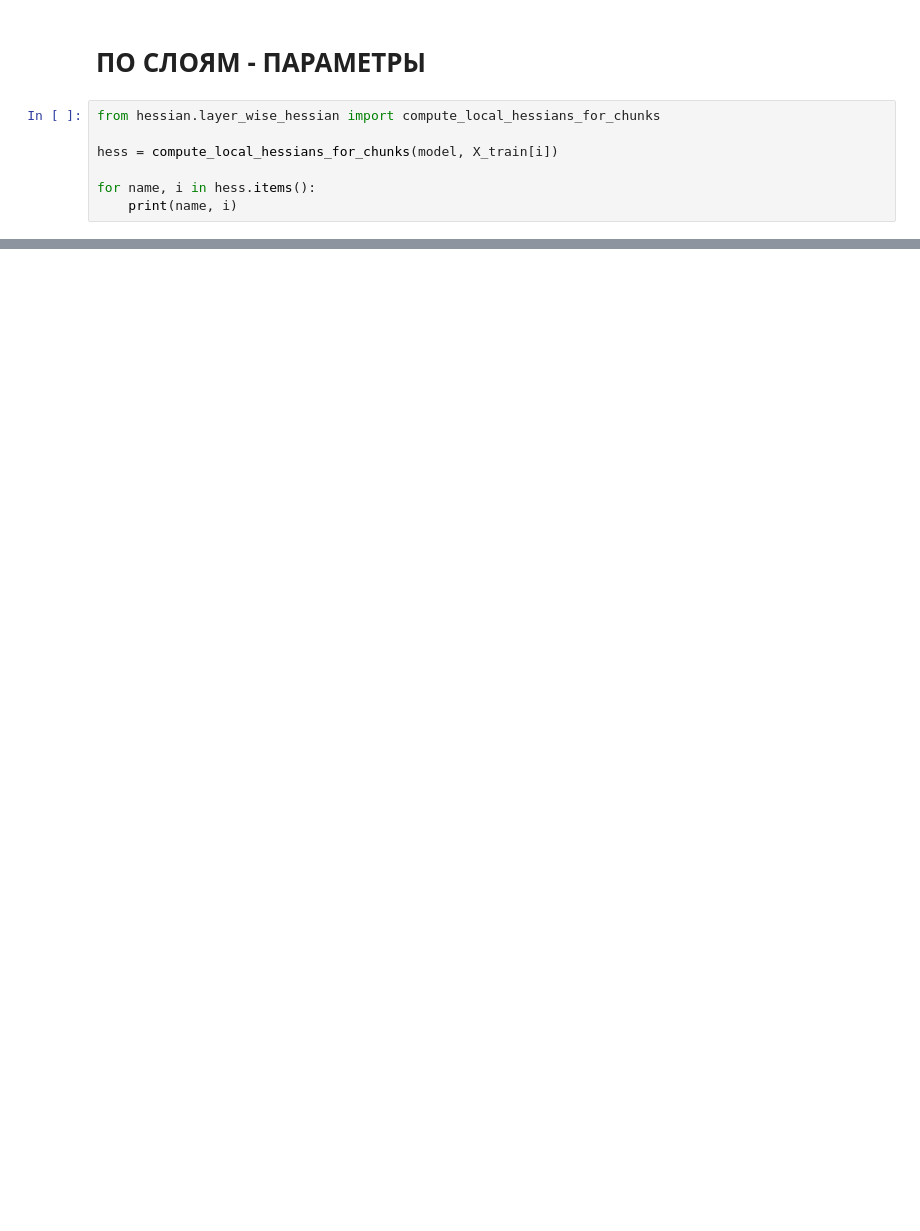
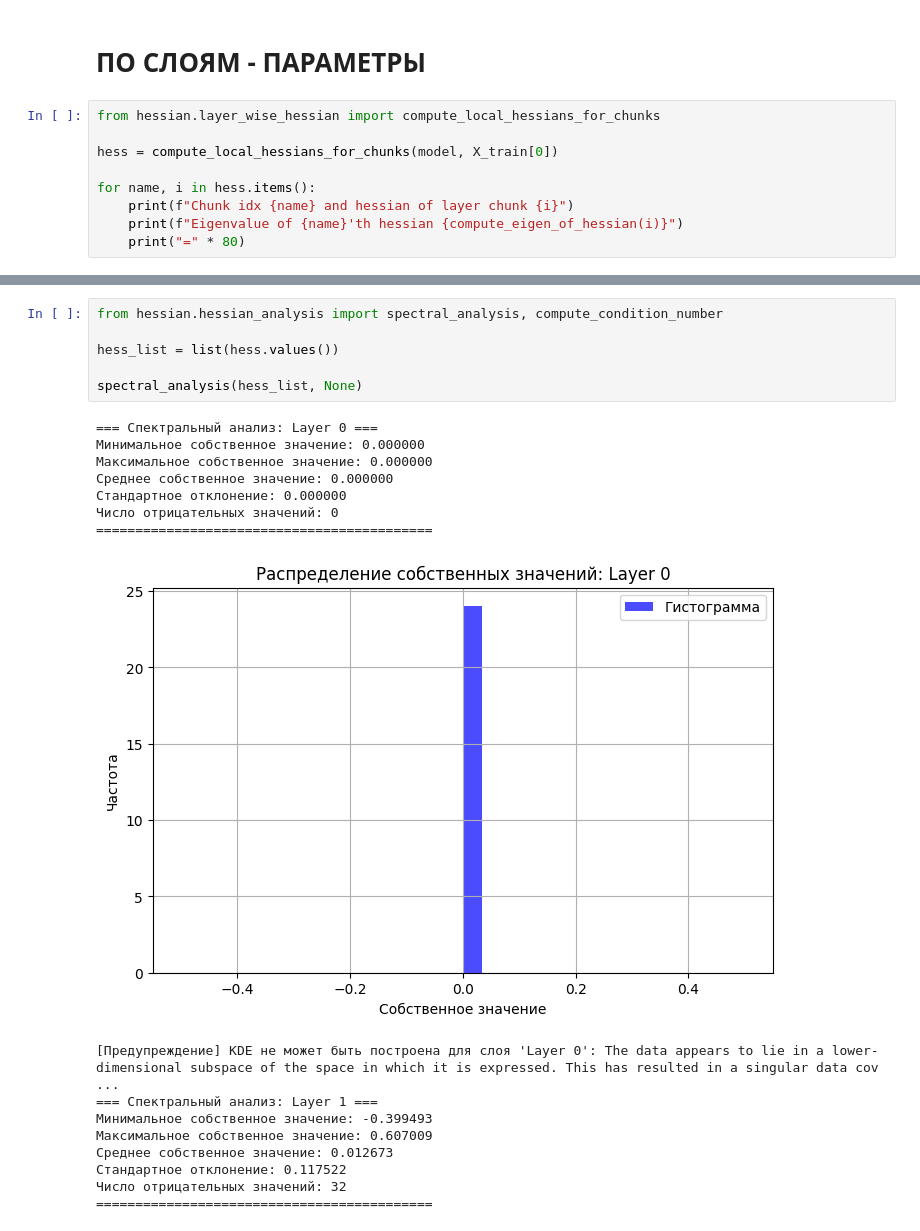
Before and after one commit to edugnome/net-arch-research, a Jupyter notebook: ExperimentCirclePerceptron.ipynb, the cells around one changed output, grey strips where cells are left out. Drawn from its saved outputs; the diff is of its cells as text; blank space fills up the shorter version.

```diff
--- a/ExperimentCirclePerceptron.ipynb
+++ b/ExperimentCirclePerceptron.ipynb
@@ -325,8 +339,10 @@ tensor([0., 0.])
 # %%
 from hessian.layer_wise_hessian import compute_local_hessians_for_chunks
 
-hess = compute_local_hessians_for_chunks(model, X_train[i])
+hess = compute_local_hessians_for_chunks(model, X_train[0])
 
 for name, i in hess.items():
-    print(name, i)
+    print(f"Chunk idx {name} and hessian of layer chunk {i}")
+    print(f"Eigenvalue of {name}'th hessian {compute_eigen_of_hessian(i)}")
+    print("=" * 80)
 # %% [output]
@@ -345,0 +391,23 @@ for name, i in hess.items():
+# %%
+from hessian.hessian_analysis import spectral_analysis, compute_condition_number
+
+hess_list = list(hess.values())
+
+spectral_analysis(hess_list, None)
+# %% [output]
+=== Спектральный анализ: Layer 0 ===
+Минимальное собственное значение: 0.000000
+Максимальное собственное значение: 0.000000
+Среднее собственное значение: 0.000000
+Стандартное отклонение: 0.000000
+Число отрицательных значений: 0
+===========================================
+[figure, added]
+[Предупреждение] KDE не может быть построена для слоя 'Layer 0': The data appears to lie in a lower-dimensional subspace of the space in which it is expressed. This has resulted in a singular data cov ...
+=== Спектральный анализ: Layer 1 ===
+Минимальное собственное значение: -0.399493
+Максимальное собственное значение: 0.607009
+Среднее собственное значение: 0.012673
+Стандартное отклонение: 0.117522
+Число отрицательных значений: 32
+===========================================
```
Also changed, not shown: parts of 8 cells of this notebook, 20 other files.
